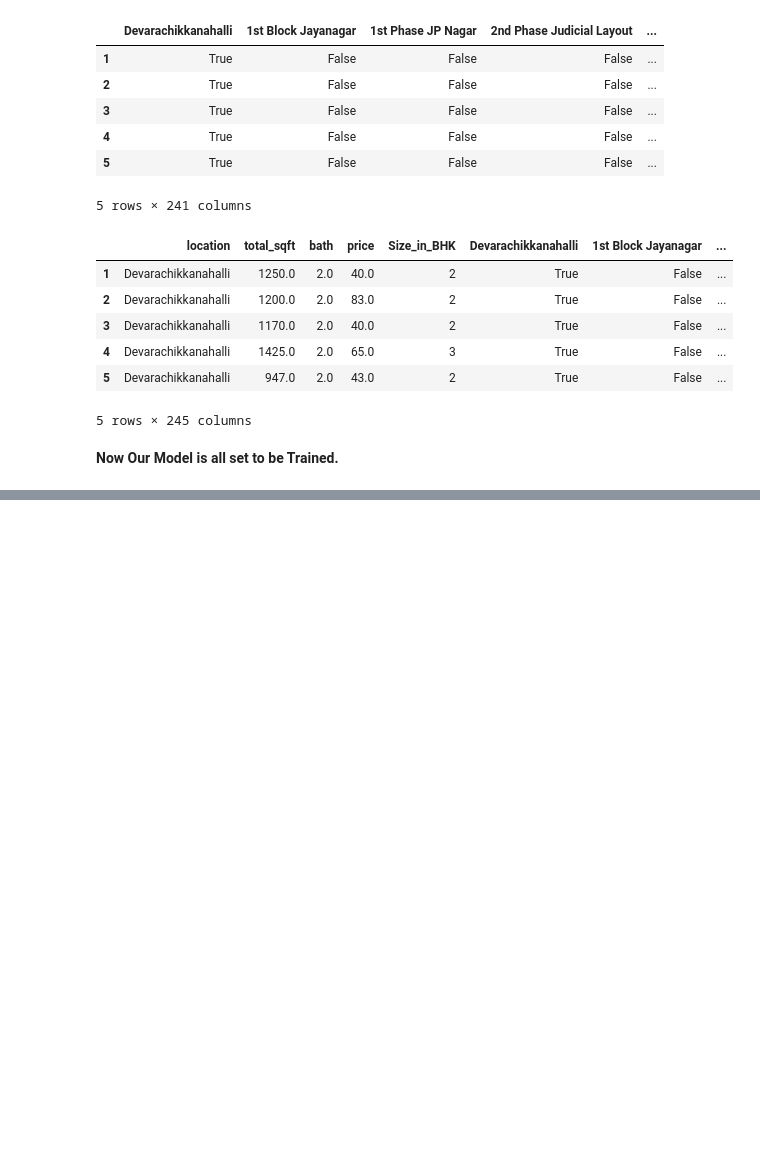
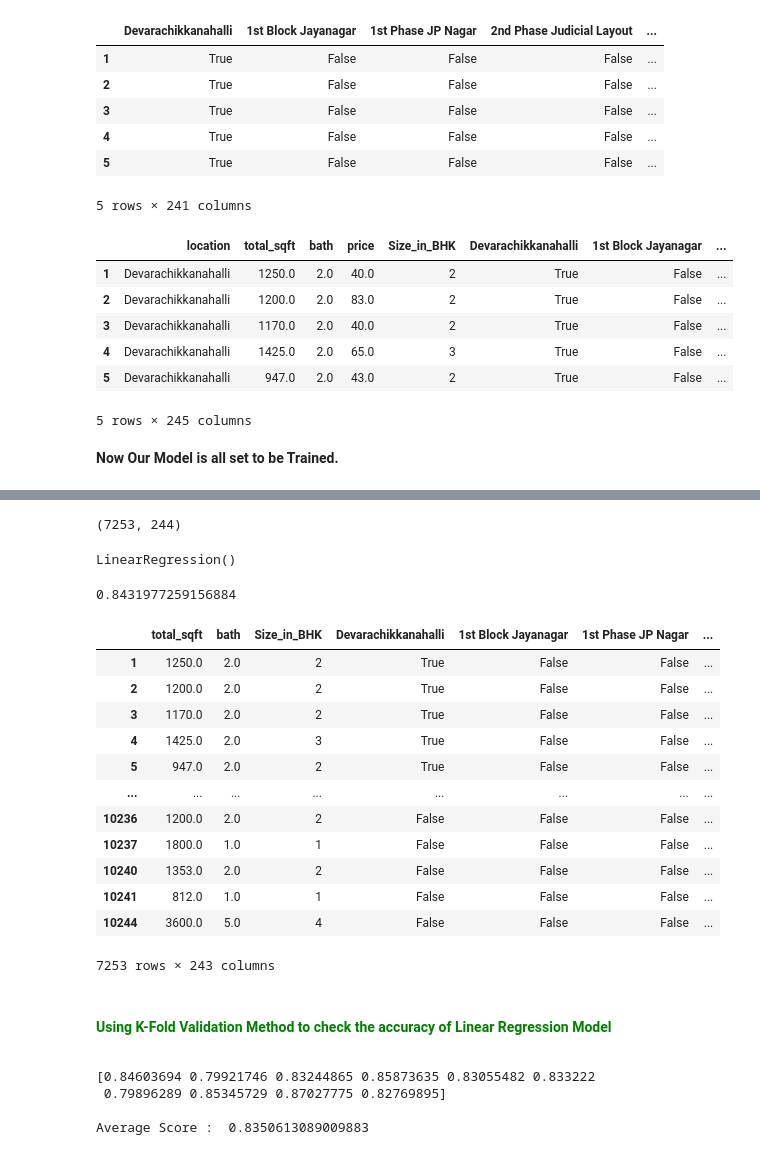
Before and after one commit to Codealpha07/Real-Estate-Price-Estimation, a Jupyter notebook: Model/Prediction_Model.ipynb, the cells around one changed output, grey strips where cells are left out. Drawn from its saved outputs; the diff is of its cells as text; code cells hidden in the pictures; blank space fills up the shorter version.

Commit message:
Model Trained and Exported Successfully

```diff
--- a/Model/Prediction_Model.ipynb
+++ b/Model/Prediction_Model.ipynb
@@ -498,0 +503,7 @@ df12 = df11.drop("location", axis="columns")
+# %%
+df12.shape
+# %% [output]
+(7253, 244)
+# %%
+x = df12.drop("price", axis="columns")
+y = df12.price
@@ -498,0 +513,41 @@ df12 = df11.drop("location", axis="columns")
+# %%
+from sklearn.linear_model import LinearRegression
+lr = LinearRegression()
+lr.fit(x_train, y_train)
+# %% [output]
+LinearRegression()
+# %%
+lr.score(x_test, y_test)
+# %% [output]
+0.8431977259156884
+# %%
+x
+# %% [output]
+|  | total_sqft | bath | Size_in_BHK | Devarachikkanahalli | 1st Block Jayanagar | 1st Phase JP Nagar | ... |
+| 1 | 1250.0 | 2.0 | 2 | True | False | False | ... |
+| 2 | 1200.0 | 2.0 | 2 | True | False | False | ... |
+| 3 | 1170.0 | 2.0 | 2 | True | False | False | ... |
+| 4 | 1425.0 | 2.0 | 3 | True | False | False | ... |
+| 5 | 947.0 | 2.0 | 2 | True | False | False | ... |
+| ... | ... | ... | ... | ... | ... | ... | ... |
+| 10236 | 1200.0 | 2.0 | 2 | False | False | False | ... |
+| 10237 | 1800.0 | 1.0 | 1 | False | False | False | ... |
+| 10240 | 1353.0 | 2.0 | 2 | False | False | False | ... |
+| 10241 | 812.0 | 1.0 | 1 | False | False | False | ... |
+| 10244 | 3600.0 | 5.0 | 4 | False | False | False | ... |
+7253 rows × 243 columns
+# %% [markdown]
+<b><h4 style = "color:green;">Using K-Fold Validation Method to check the accuracy of Linear Regression Model</h4><b>
+# %%
+from sklearn.model_selection import ShuffleSplit
+from sklearn.model_selection import cross_val_score
+
+cv_split = ShuffleSplit(n_splits=10, test_size=0.3, random_state=False)
+KFold_score_LR = cross_val_score(LinearRegression(), x, y, cv=cv_split)
+print(KFold_score_LR)
+print("\nAverage Score : ", np.mean(KFold_score_LR))
+# %% [output]
+[0.84603694 0.79921746 0.83244865 0.85873635 0.83055482 0.833222
+ 0.79896289 0.85345729 0.87027775 0.82769895]
+
+Average Score :  0.8350613089009883
```
Also changed, not shown: parts of 19 cells of this notebook, 2 other files.
